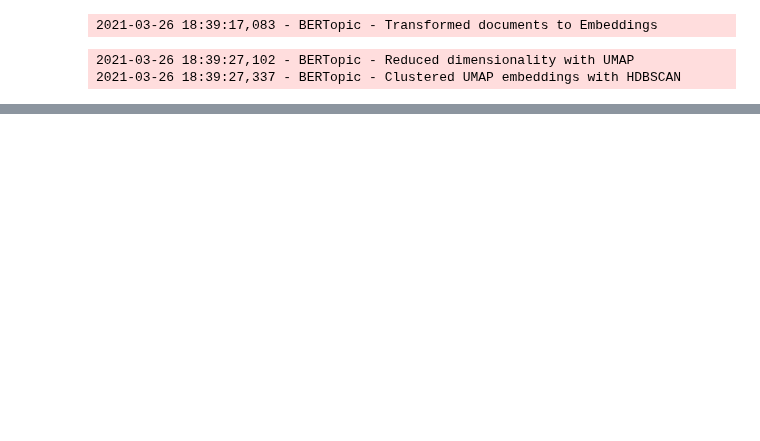
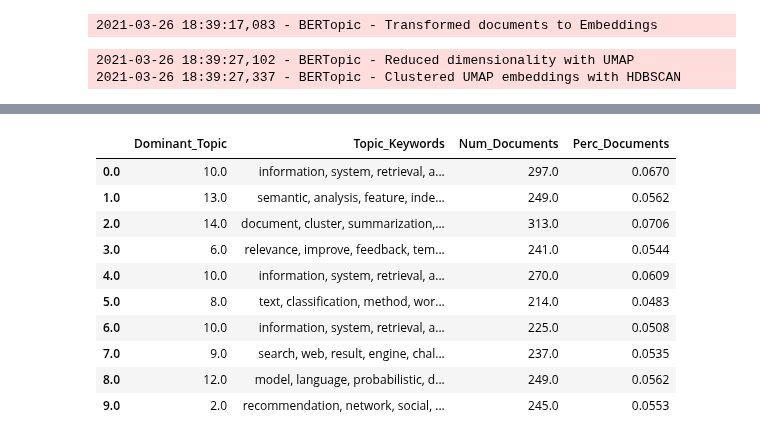
Before and after one commit to akshithamaddi/akshithamaddi_INFO5731, a Jupyter notebook: BerTopic_topic_modeling.ipynb, the cells around one changed output, grey strips where cells are left out. Cells and saved outputs as stored; diff of their text form; code cells hidden in the pictures; blank space fills up the shorter version.

```diff
--- a/BerTopic_topic_modeling.ipynb
+++ b/BerTopic_topic_modeling.ipynb
@@ -131,0 +589,30 @@ model.visualize_topics_over_time(topics_over_time, top_n=6)
+# %%
+# Number of Documents for Each Topic
+topic_counts = df_topic_sents_keywords['Dominant_Topic'].value_counts()
+
+# Percentage of Documents for Each Topic
+topic_contribution = round(topic_counts/topic_counts.sum(), 4)
+
+# Topic Number and Keywords
+topic_num_keywords = df_topic_sents_keywords[['Dominant_Topic', 'Topic_Keywords']]
+
+# Concatenate Column wise
+df_dominant_topics = pd.concat([topic_num_keywords, topic_counts, topic_contribution], axis=1)
+
+# Change Column names
+df_dominant_topics.columns = ['Dominant_Topic', 'Topic_Keywords', 'Num_Documents', 'Perc_Documents']
+
+# Show
+df_dominant_topics.head(10)
+# %% [output]
+|  | Dominant_Topic | Topic_Keywords | Num_Documents | Perc_Documents |
+| 0.0 | 10.0 | information, system, retrieval, a... | 297.0 | 0.0670 |
+| 1.0 | 13.0 | semantic, analysis, feature, inde... | 249.0 | 0.0562 |
+| 2.0 | 14.0 | document, cluster, summarization,... | 313.0 | 0.0706 |
+| 3.0 | 6.0 | relevance, improve, feedback, tem... | 241.0 | 0.0544 |
+| 4.0 | 10.0 | information, system, retrieval, a... | 270.0 | 0.0609 |
+| 5.0 | 8.0 | text, classification, method, wor... | 214.0 | 0.0483 |
+| 6.0 | 10.0 | information, system, retrieval, a... | 225.0 | 0.0508 |
+| 7.0 | 9.0 | search, web, result, engine, chal... | 237.0 | 0.0535 |
+| 8.0 | 12.0 | model, language, probabilistic, d... | 249.0 | 0.0562 |
+| 9.0 | 2.0 | recommendation, network, social, ... | 245.0 | 0.0553 |
```
Also changed, not shown: parts of 31 cells of this notebook.
